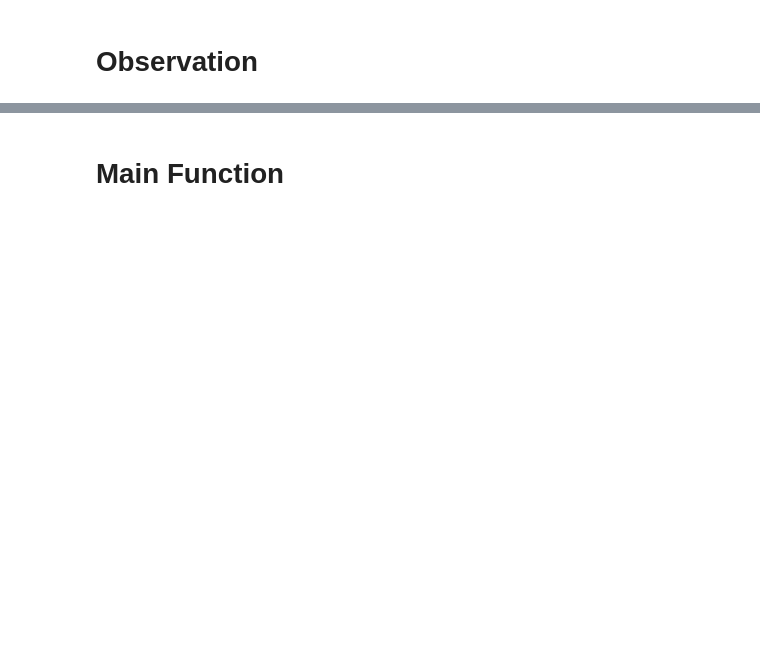
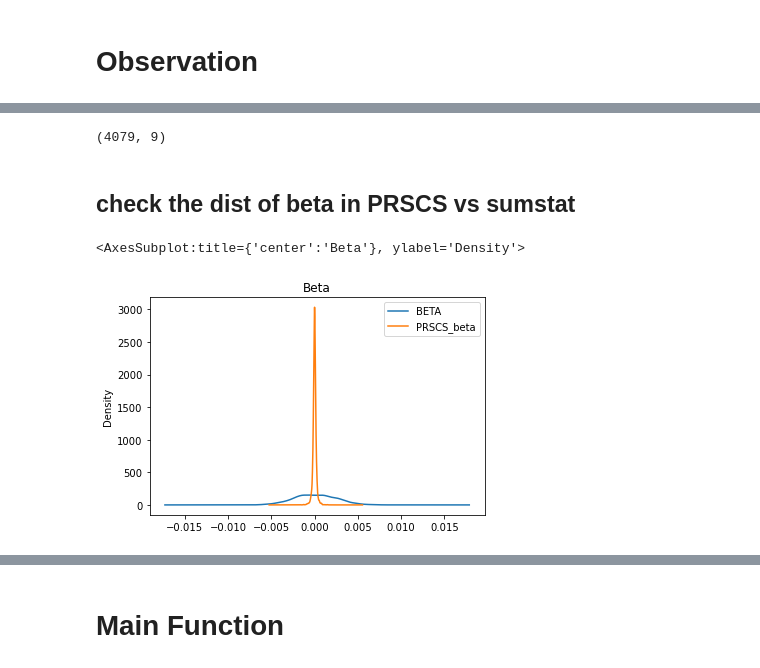
Before and after one commit to davidaknowles/casopr, a Jupyter notebook: simulation.ipynb, the cells around one changed output, grey strips where cells are left out. Cells and saved outputs as stored; diff of their text form; code cells hidden in the pictures; blank space fills up the shorter version.

```diff
--- a/simulation.ipynb
+++ b/simulation.ipynb
@@ -68,0 +90,4 @@ chr22_dict =  {
+# %%
+sst_dict_merged[abs(sst_dict_merged['BETA']) < 0.001].shape
+# %% [output]
+(4079, 9)
@@ -68,0 +96,7 @@ chr22_dict =  {
+# %% [markdown]
+## check the dist of beta in PRSCS vs sumstat
+# %%
+sst_dict_merged[['BETA','PRSCS_beta']].plot.kde(title='Beta')
+# %% [output]
+<AxesSubplot:title={'center':'Beta'}, ylabel='Density'>
+[figure, added]
```
Also changed, not shown: parts of 19 cells of this notebook, 6 other files.
